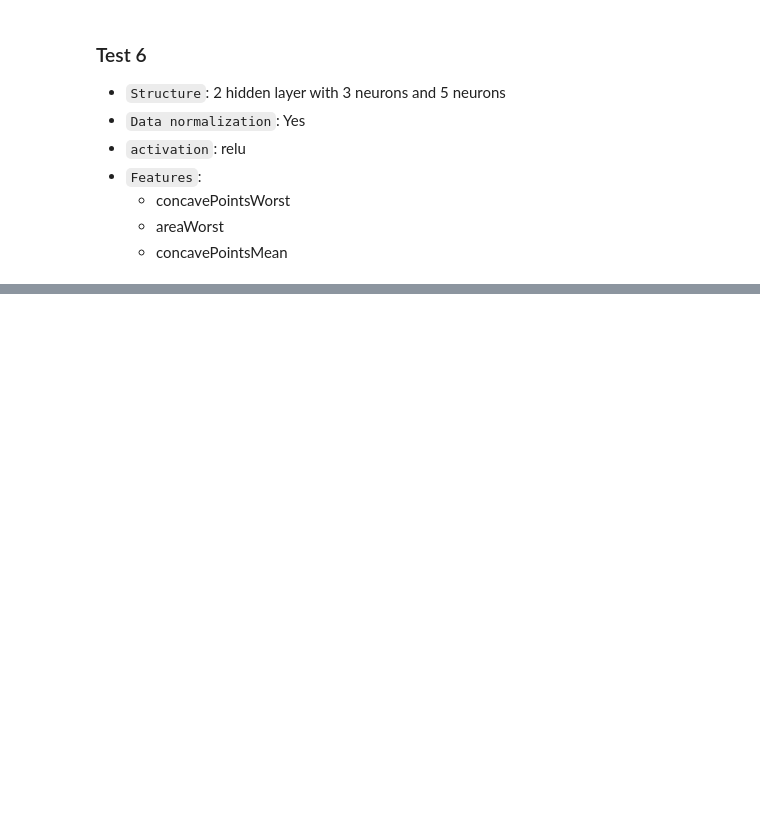
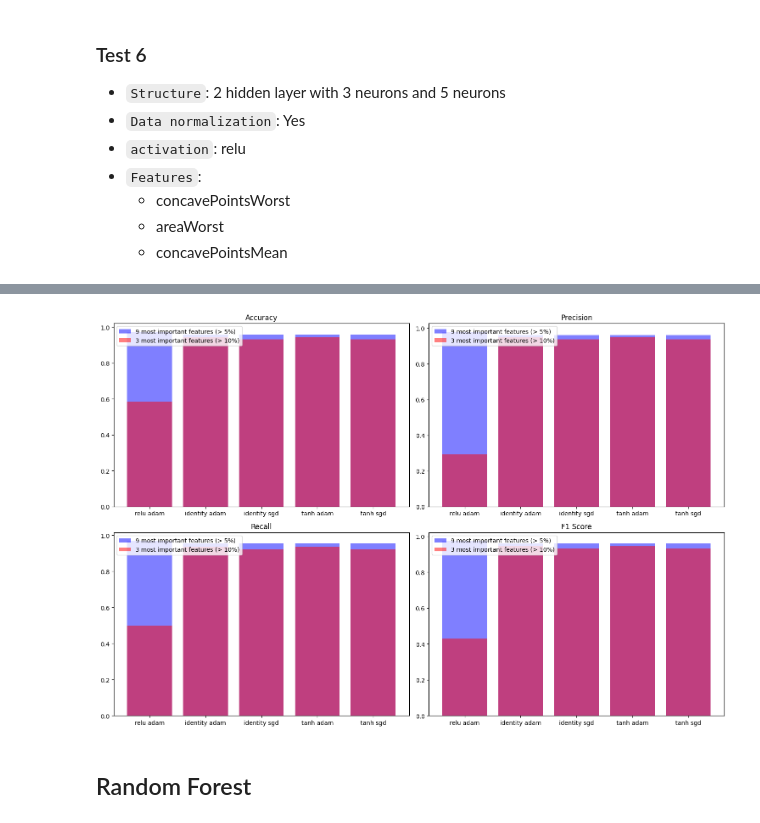
Before and after one commit to richardbinder/MachineLearning2024S, a Jupyter notebook: Exercise1/BreastCancer/breast_cancer.ipynb, the cells around one changed output, grey strips where cells are left out. Cells and saved outputs as stored; diff of their text form; code cells hidden in the pictures; blank space fills up the shorter version.

```diff
--- a/Exercise1/BreastCancer/breast_cancer.ipynb
+++ b/Exercise1/BreastCancer/breast_cancer.ipynb
@@ -1024,0 +1063,57 @@ train_and_evaluate(neural_network_model, training_attributes, y_train, validatio
+# %%
+import pandas as pd
+import matplotlib.pyplot as plt
+
+data1 = {
+    "scaling": [True, True, True, True, True],
+    "hidden_layers": [(5, 3), (5, 3), (5, 3), (5, 3), (5, 3)],
+    "activation": ["relu", "identity", "identity", "tanh", "tanh"],
+    "solver": ["adam", "adam", "sgd", "adam", "sgd"],
+    "Accuracy": [0.972222, 0.958333, 0.958333, 0.958333, 0.958333],
+    "Precision": [0.977273, 0.959503, 0.959503, 0.959503, 0.959503],
+    "Recall": [0.966667, 0.954762, 0.954762, 0.954762, 0.954762],
+    "F1": [0.972066, 0.958225, 0.958225, 0.958225, 0.958225]
+}
+
+data2 = {
+    "scaling": [True, True, True, True, True],
+    "hidden_layers": [(5, 3), (5, 3), (5, 3), (5, 3), (5, 3)],
+    "activation": ["relu", "identity", "identity", "tanh", "tanh"],
+    "solver": ["adam", "adam", "sgd", "adam", "sgd"],
+    "Accuracy": [0.583333, 0.944444, 0.930556, 0.944444, 0.930556],
+    "Precision": [0.291667, 0.948052, 0.937037, 0.948052, 0.937037],
+    "Recall": [0.5, 0.938095, 0.921429, 0.938095, 0.921429],
+    "F1": [0.429825, 0.944133, 0.929925, 0.944133, 0.929925]
+}
+
+df1 = pd.DataFrame(data1)
+df2 = pd.DataFrame(data2)
+
+fig, ax = plt.subplots(2, 2, figsize=(15, 10))
+
+ax[0, 0].bar(df1["activation"] + " " + df1["solver"], df1["Accuracy"], color='b', alpha=0.5, label='9 most important features (> 0.05)')
+ax[0, 0].bar(df2["activation"] + " " + df2["solver"], df2["Accuracy"], color='r', alpha=0.5, label='3 most important features (> 0.1)')
+ax[0, 0].set_title('Accuracy')
+ax[0, 0].legend()
+
+ax[0, 1].bar(df1["activation"] + " " + df1["solver"], df1["Precision"], color='b', alpha=0.5, label='9 most important features (> 0.05)')
+ax[0, 1].bar(df2["activation"] + " " + df2["solver"], df2["Precision"], color='r', alpha=0.5, label='3 most important features (> 0.1)')
+ax[0, 1].set_title('Precision')
+ax[0, 1].legend()
+
+ax[1, 0].bar(df1["activation"] + " " + df1["solver"], df1["Recall"], color='b', alpha=0.5, label='9 most important features (> 0.05)')
+ax[1, 0].bar(df2["activation"] + " " + df2["solver"], df2["Recall"], color='r', alpha=0.5, label='3 most important features (> 0.1)')
+ax[1, 0].set_title('Recall')
+ax[1, 0].legend()
+
+ax[1, 1].bar(df1["activation"] + " " + df1["solver"], df1["F1"], color='b', alpha=0.5, label='9 most important features (> 0.05)')
+ax[1, 1].bar(df2["activation"] + " " + df2["solver"], df2["F1"], color='r', alpha=0.5, label='3 most important features (> 0.1)')
+ax[1, 1].set_title('F1 Score')
+ax[1, 1].legend()
+
+plt.tight_layout()
+plt.show()
+# %% [output]
+[figure, added]
+# %% [markdown]
+## Random Forest
```
Also changed, not shown: parts of 28 cells of this notebook, 2 other files.
